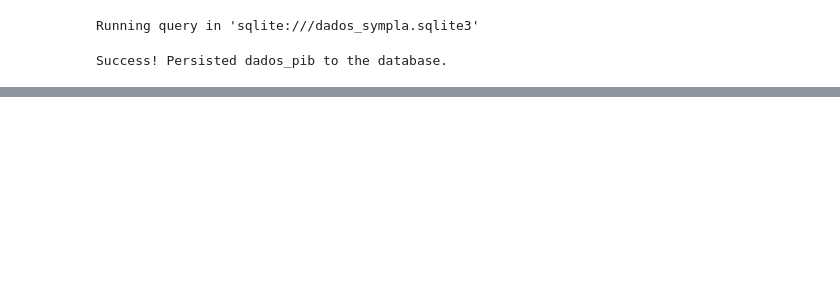
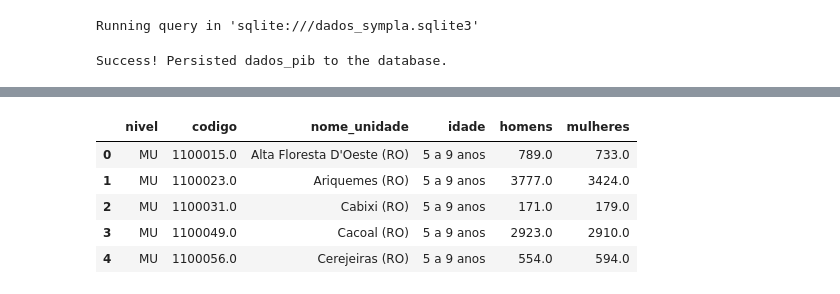
Before and after one commit to WillianVMR/enriquecimento-dados-sympla, a Jupyter notebook: analise.ipynb, the cells around one changed output, grey strips where cells are left out. Saved outputs shown, nothing was run; the diff lists cells and outputs as text; code cells hidden in the pictures; blank space fills up the shorter version.

```diff
--- a/analise.ipynb
+++ b/analise.ipynb
@@ -42,0 +60,9 @@ Running query in 'sqlite:///dados_sympla.sqlite3'
+# %%
+dados_composicao.head()
+# %% [output]
+|  | nivel | codigo | nome_unidade | idade | homens | mulheres |
+| 0 | MU | 1100015.0 | Alta Floresta D'Oeste (RO) | 5 a 9 anos | 789.0 | 733.0 |
+| 1 | MU | 1100023.0 | Ariquemes (RO) | 5 a 9 anos | 3777.0 | 3424.0 |
+| 2 | MU | 1100031.0 | Cabixi (RO) | 5 a 9 anos | 171.0 | 179.0 |
+| 3 | MU | 1100049.0 | Cacoal (RO) | 5 a 9 anos | 2923.0 | 2910.0 |
+| 4 | MU | 1100056.0 | Cerejeiras (RO) | 5 a 9 anos | 554.0 | 594.0 |
```
Also changed, not shown: parts of 5 cells of this notebook, 4 other files.
